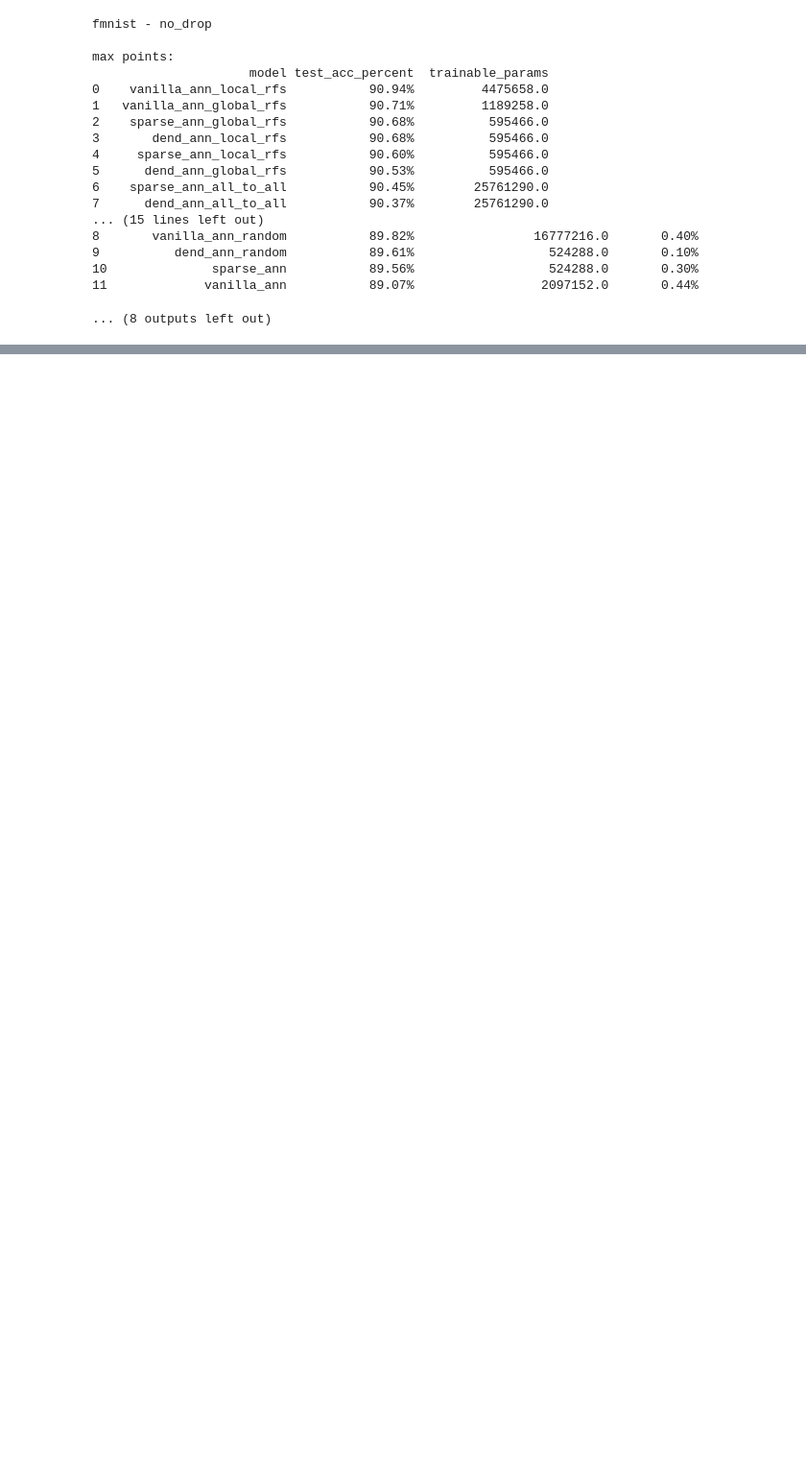
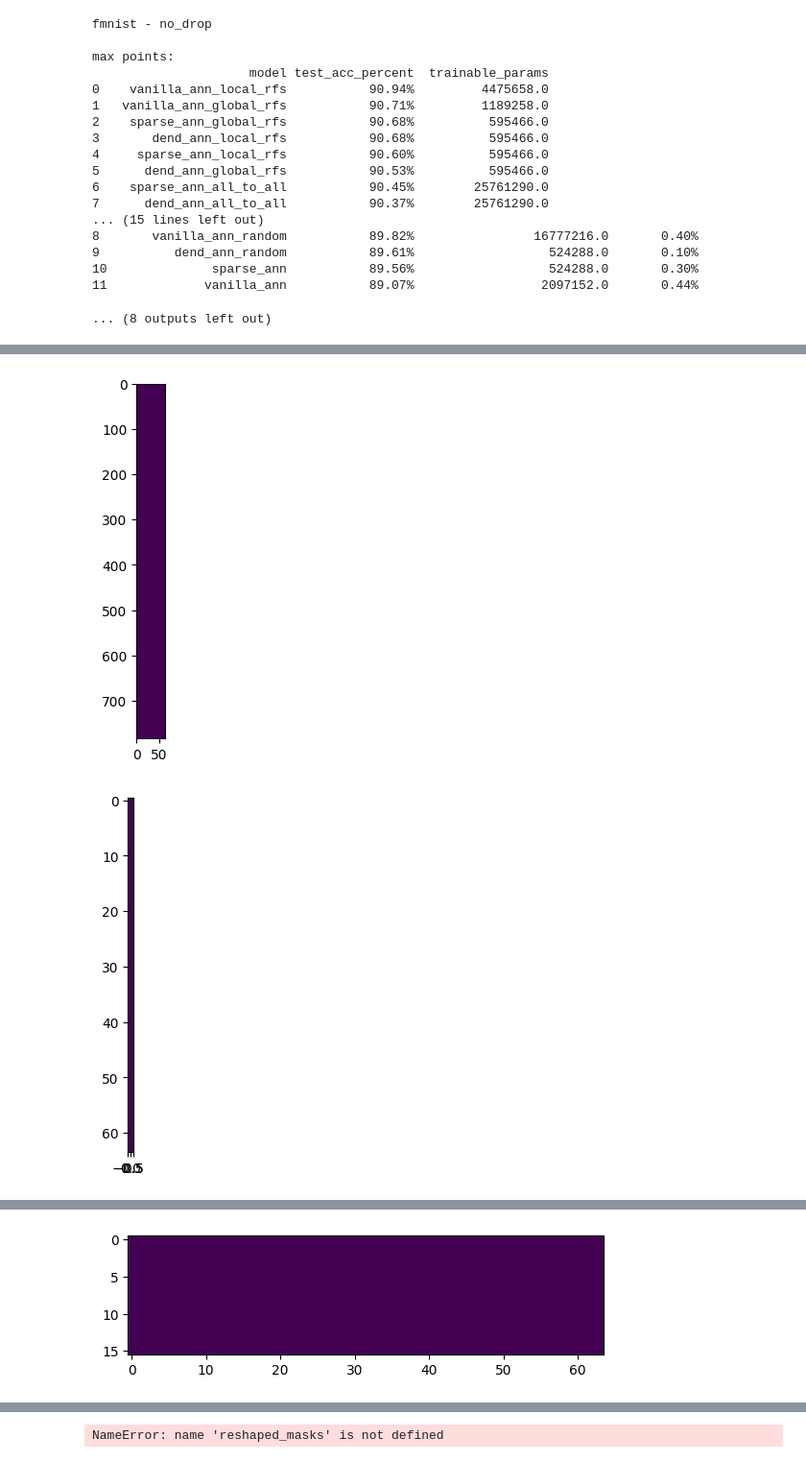
Before and after one commit to fl0pedro/dann, a Jupyter notebook: codes_/view_data.ipynb, the cells around one changed output, grey strips where cells are left out. Shown at 96% size. Saved outputs shown, nothing was run; the diff lists cells and outputs as text; code cells hidden in the pictures; blank space fills up the shorter version.

```diff
--- a/codes_/view_data.ipynb
+++ b/codes_/view_data.ipynb
@@ -209,0 +425,11 @@ data1 = all_test_results[all_test_results["file_name"] == "fmnist_1_layer_noise.
+# %%
+for i, t in enumerate(masks):
+    count = 0
+    if t.ndim == 1:
+        plt.imshow(t[:,np.newaxis])
+    else:
+        plt.imshow(t)
+    plt.show()
+# %% [output]
+[figure, added]
+[figure, added]
@@ -209,0 +438 @@ data1 = all_test_results[all_test_results["file_name"] == "fmnist_1_layer_noise.
+[figure, added]
@@ -209,0 +444,17 @@ data1 = all_test_results[all_test_results["file_name"] == "fmnist_1_layer_noise.
+# %%
+for i, t in enumerate(reshaped_masks):
+    count = 0
+    if i % 4 == 0:
+        continue
+    if i % 2 == 0:
+        for i in range(t.shape[2]):
+            for j in range(t.shape[3]):
+                # count += (t[:,:,i,j].any())
+                plt.imshow(t[:,:,i,j])
+                plt.show()
+    else:
+        plt.imshow(t)
+        plt.show()
+    print(count)
+# %% [output]
+NameError: name 'reshaped_masks' is not defined
```
Also changed, not shown: parts of 12 cells of this notebook, 5 other files.
